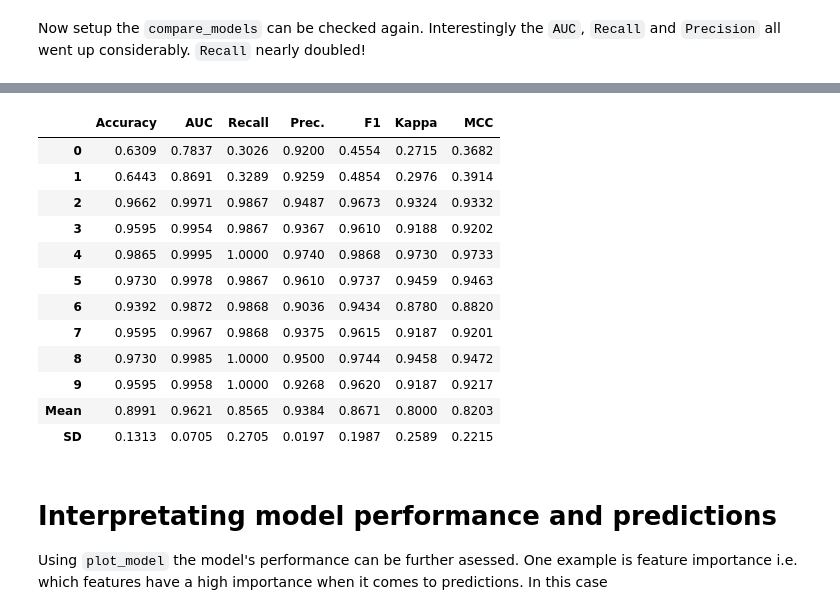
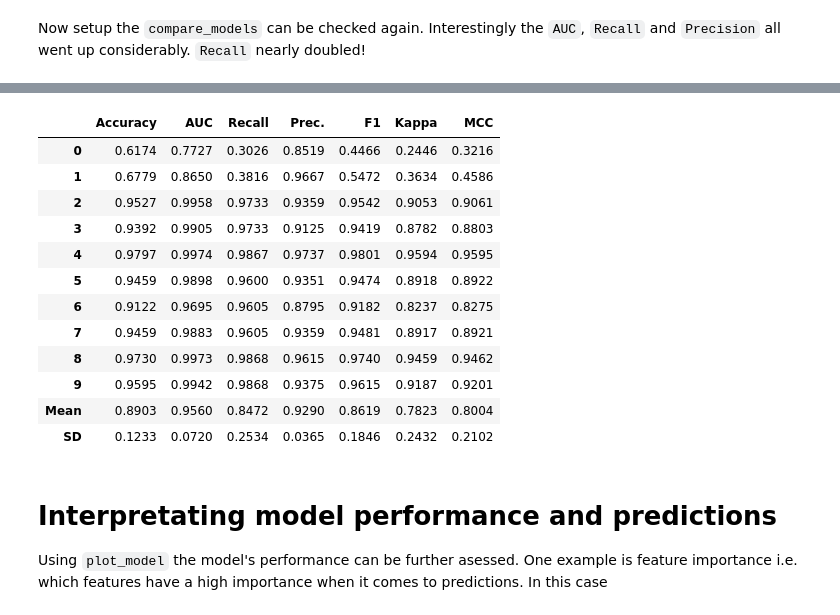
Before and after one commit to Oufattole/HR-Attrition, a Jupyter notebook: Predicting_employee_attrition.ipynb, the cells around one changed output, grey strips where cells are left out. Cells and saved outputs as stored; diff of their text form; code cells hidden in the pictures.

```diff
--- a/Predicting_employee_attrition.ipynb
+++ b/Predicting_employee_attrition.ipynb
@@ -522,17 +540 @@ compare_models(sort = "AUC")
 <catboost.core.CatBoostClassifier at 0x...>
-# %%
-cb = create_model("catboost") # Catboost model
-# %% [output]
-|  | Accuracy | AUC | Recall | Prec. | F1 | Kappa | MCC |
-| 0 | 0.6309 | 0.7837 | 0.3026 | 0.9200 | 0.4554 | 0.2715 | 0.3682 |
-| 1 | 0.6443 | 0.8691 | 0.3289 | 0.9259 | 0.4854 | 0.2976 | 0.3914 |
-| 2 | 0.9662 | 0.9971 | 0.9867 | 0.9487 | 0.9673 | 0.9324 | 0.9332 |
-| 3 | 0.9595 | 0.9954 | 0.9867 | 0.9367 | 0.9610 | 0.9188 | 0.9202 |
-| 4 | 0.9865 | 0.9995 | 1.0000 | 0.9740 | 0.9868 | 0.9730 | 0.9733 |
-| 5 | 0.9730 | 0.9978 | 0.9867 | 0.9610 | 0.9737 | 0.9459 | 0.9463 |
-| 6 | 0.9392 | 0.9872 | 0.9868 | 0.9036 | 0.9434 | 0.8780 | 0.8820 |
-| 7 | 0.9595 | 0.9967 | 0.9868 | 0.9375 | 0.9615 | 0.9187 | 0.9201 |
-| 8 | 0.9730 | 0.9985 | 1.0000 | 0.9500 | 0.9744 | 0.9458 | 0.9472 |
-| 9 | 0.9595 | 0.9958 | 1.0000 | 0.9268 | 0.9620 | 0.9187 | 0.9217 |
-| Mean | 0.8991 | 0.9621 | 0.8565 | 0.9384 | 0.8671 | 0.8000 | 0.8203 |
-| SD | 0.1313 | 0.0705 | 0.2705 | 0.0197 | 0.1987 | 0.2589 | 0.2215 |
@@ -540,0 +541,16 @@ cb.save_model("catboost.pkl")
+# %%
+gbc = create_model("gbc")
+# %% [output]
+|  | Accuracy | AUC | Recall | Prec. | F1 | Kappa | MCC |
+| 0 | 0.6174 | 0.7727 | 0.3026 | 0.8519 | 0.4466 | 0.2446 | 0.3216 |
+| 1 | 0.6779 | 0.8650 | 0.3816 | 0.9667 | 0.5472 | 0.3634 | 0.4586 |
+| 2 | 0.9527 | 0.9958 | 0.9733 | 0.9359 | 0.9542 | 0.9053 | 0.9061 |
+| 3 | 0.9392 | 0.9905 | 0.9733 | 0.9125 | 0.9419 | 0.8782 | 0.8803 |
+| 4 | 0.9797 | 0.9974 | 0.9867 | 0.9737 | 0.9801 | 0.9594 | 0.9595 |
+| 5 | 0.9459 | 0.9898 | 0.9600 | 0.9351 | 0.9474 | 0.8918 | 0.8922 |
+| 6 | 0.9122 | 0.9695 | 0.9605 | 0.8795 | 0.9182 | 0.8237 | 0.8275 |
+| 7 | 0.9459 | 0.9883 | 0.9605 | 0.9359 | 0.9481 | 0.8917 | 0.8921 |
+| 8 | 0.9730 | 0.9973 | 0.9868 | 0.9615 | 0.9740 | 0.9459 | 0.9462 |
+| 9 | 0.9595 | 0.9942 | 0.9868 | 0.9375 | 0.9615 | 0.9187 | 0.9201 |
+| Mean | 0.8903 | 0.9560 | 0.8472 | 0.9290 | 0.8619 | 0.7823 | 0.8004 |
+| SD | 0.1233 | 0.0720 | 0.2534 | 0.0365 | 0.1846 | 0.2432 | 0.2102 |
```
Also changed, not shown: parts of 6 cells of this notebook.
